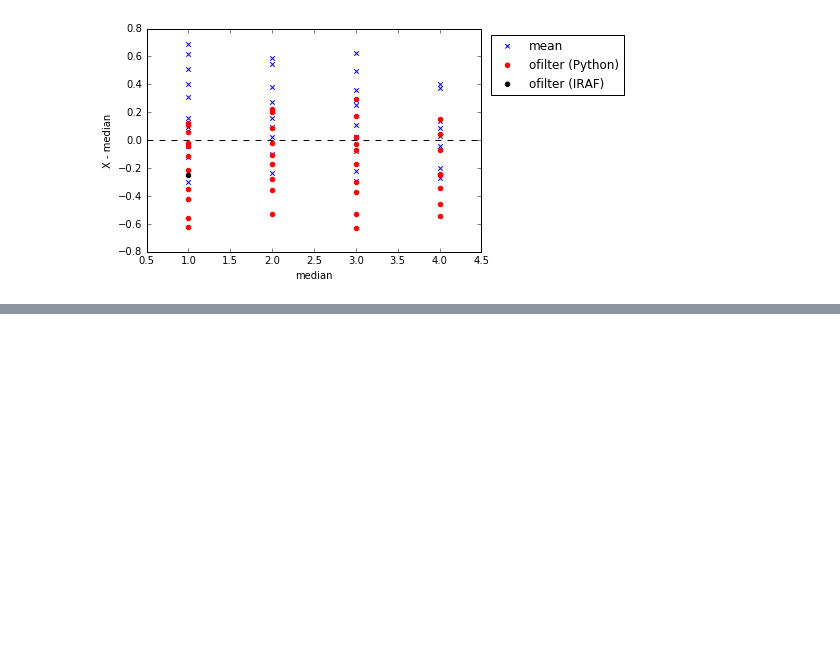
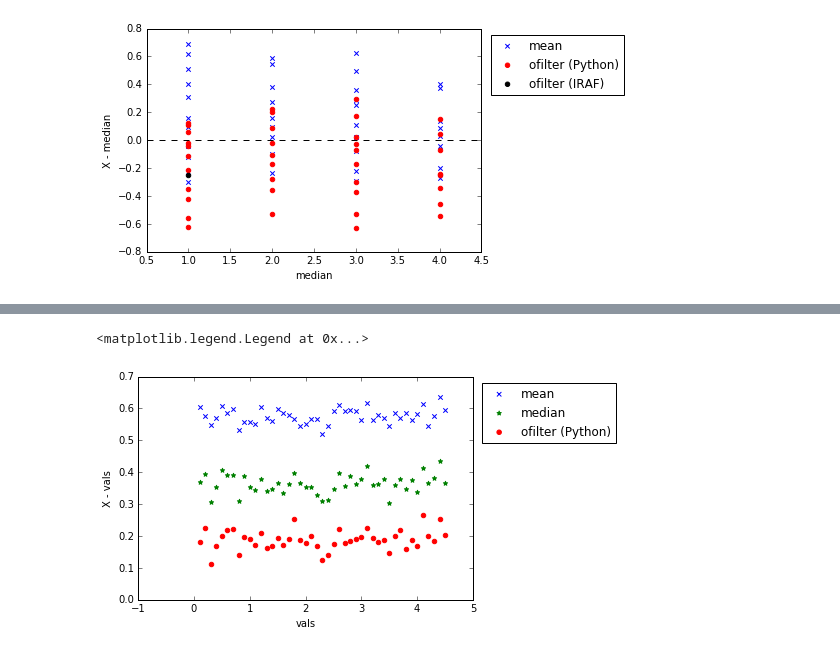
Before and after one commit to pllim/playpen, a Jupyter notebook: notebooks/bg_ofilter.ipynb, the cells around one changed output, grey strips where cells are left out. Saved outputs shown, nothing was run; the diff lists cells and outputs as text; code cells hidden in the pictures; blank space fills up the shorter version.

```diff
--- a/notebooks/bg_ofilter.ipynb
+++ b/notebooks/bg_ofilter.ipynb
@@ -165,0 +221,11 @@ plt.legend(bbox_to_anchor=(1.01, 1), loc='upper left', scatterpoints=1)
+# %%
+plt.scatter(sky_vals, sky_mean - sky_vals, color='b', marker='x', label='mean')
+plt.scatter(sky_vals, sky_med - sky_vals, color='g', marker='*', label='median')
+plt.scatter(sky_vals, sky_ofil - sky_vals, color='r', marker='o', label='ofilter (Python)')
+plt.xlabel('vals')
+plt.ylabel('X - vals')
+plt.axhline(0, color='k', linestyle='--')
+plt.legend(bbox_to_anchor=(1.01, 1), loc='upper left', scatterpoints=1)
+# %% [output]
+<matplotlib.legend.Legend at 0x...>
+[figure, added]
```
Also changed, not shown: parts of 7 cells of this notebook.
